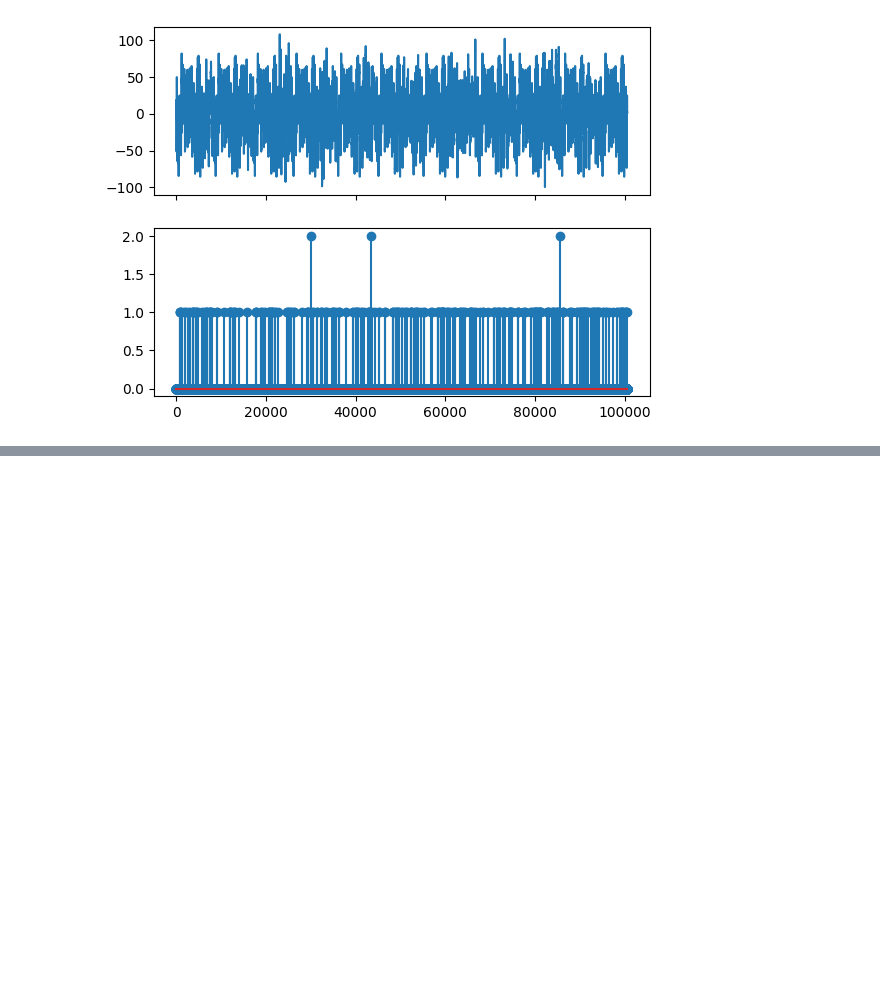
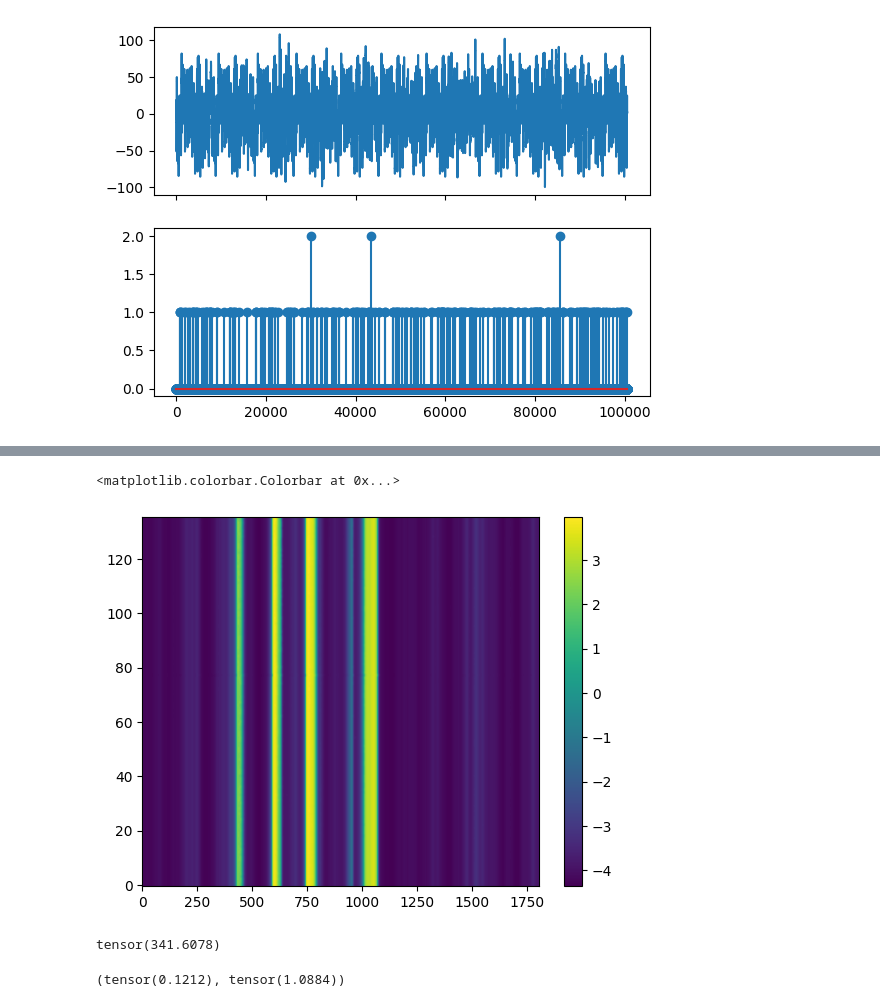
Before and after one commit to manuel-rhdt/ml-pws, a Jupyter notebook: notebooks/06_neuron-data.ipynb, the cells around one changed output, grey strips where cells are left out. Cells and saved outputs as stored; diff of their text form; code cells hidden in the pictures; blank space fills up the shorter version.

```diff
--- a/notebooks/06_neuron-data.ipynb
+++ b/notebooks/06_neuron-data.ipynb
@@ -219,0 +273,14 @@ plt.plot(x.mean(1)[:, 2])
+# %%
+plt.imshow(logits[:, :, 0].T, aspect='auto', origin='lower')
+plt.colorbar()
+# %% [output]
+<matplotlib.colorbar.Colorbar at 0x...>
+[figure, added]
+# %%
+x.numel() / (x > 0.5).sum()
+# %% [output]
+tensor(341.6078)
+# %%
+spike_rnn.loss_fn(logits, x), spike_rnn.loss_fn(-7 * torch.ones_like(logits), x)
+# %% [output]
+(tensor(0.1212), tensor(1.0884))
```
Also changed, not shown: parts of 13 cells of this notebook.
